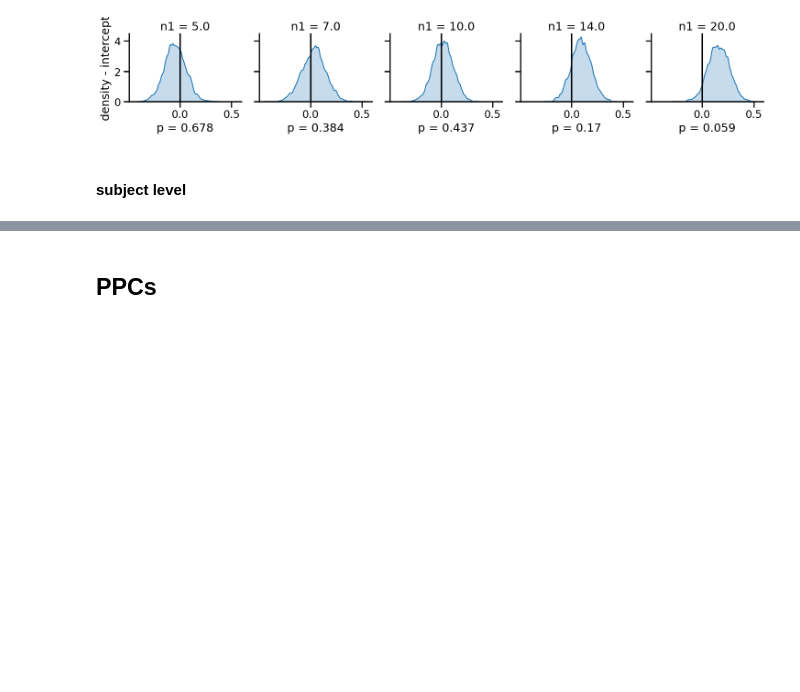
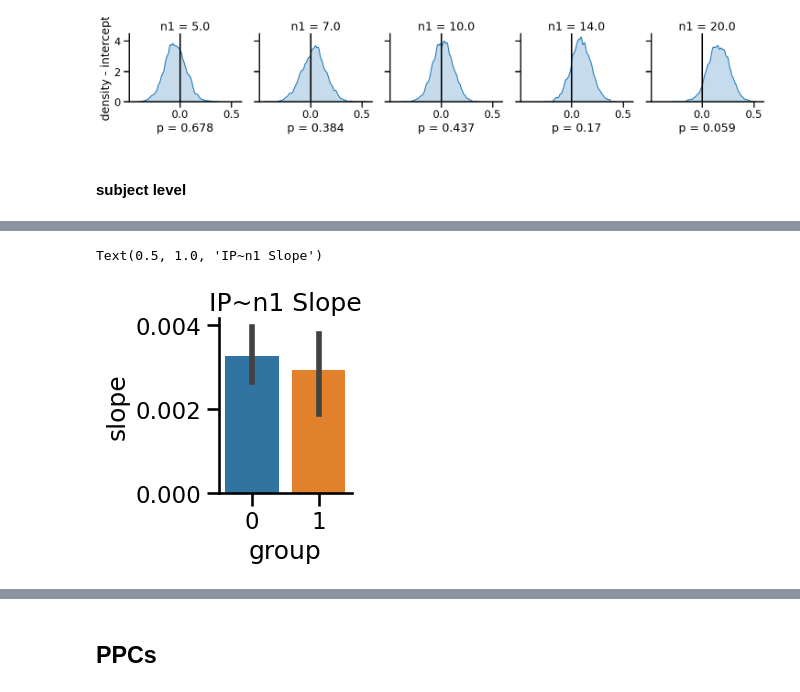
Before and after one commit to mrenke/numrisk, a Jupyter notebook: numrisk/behavior_magjudge/probit_model1.ipynb, the cells around one changed output, grey strips where cells are left out. Drawn from its saved outputs; the diff is of its cells as text; code cells hidden in the pictures; blank space fills up the shorter version.

```diff
--- a/numrisk/behavior_magjudge/probit_model1.ipynb
+++ b/numrisk/behavior_magjudge/probit_model1.ipynb
@@ -254,11 +199,0 @@ params_comb.to_csv(op.join(save_params_folder, 'probit-2_all-subwise-params.csv'
-# %%
-for i, group in enumerate(['control','dyscalculic']):
-    plt.figure()
-    sub_list = group_list[group_list['group'] == i]['subject'].unique()
-    temp = rnp[rnp.index.get_level_values('subject').isin(sub_list)]
-
-    fac = sns.catplot(x='subject', y='rnp', data=temp.reset_index(), hue='format', aspect=5., kind='violin')
-    plt.ylim(0, 1)
-    plt.axhline(.55, c='k', ls='--', label='risk-neutral')
-    fac.set(title=f'{group}', ylabel='Risk neutral probability')
-    fac.add_legend()
@@ -264,0 +210,31 @@ for i, group in enumerate(['control','dyscalculic']):
+# %%
+from itertools import product
+
+n_chains = ip.index.unique('chain').values
+n_draws = ip.index.unique('draw').values
+subjects = ip.index.unique('subject').values
+
+index = pd.MultiIndex.from_product([subjects, n_chains, n_draws ], names=['subject','chain', 'draw'])
+df_ss = pd.DataFrame(index=index, columns=['slope', 'intercept'])
+
+for chain, draw in product(n_chains, n_draws):
+    ip_sample = ip.xs(chain, level='chain').xs(draw, level='draw').reset_index('n1')
+
+    for sub in subjects:
+        group = group_list.loc[sub].values[0] # # only sample from appropriate group for respective subject
+        tmp = ip_sample.xs([sub, group], level=['subject', 'group'])
+        tmp = ip_sample.xs(sub,0,level='subject') #
+
+        A = np.vstack([tmp['n1'], np.ones(len(tmp))]).T
+        slope, intercept = np.linalg.lstsq(A, tmp['ip'], rcond=None)[0]
+        df_ss.loc[(sub, chain, draw), 'slope'] = slope
+        df_ss.loc[(sub, chain, draw), 'intercept'] = intercept
+# does not seem to work... , dyscalcs should have a higher slope (IP~n1)
+# %%
+tmp = df_ss.join(group_list).set_index('group',append=True).groupby(['subject','group']).mean()
+tmp.head()
+sns.catplot(data=tmp.reset_index(), x='group', y='slope', kind='bar',height=3, aspect=1)
+plt.title('IP~n1 Slope')
+# %% [output]
+Text(0.5, 1.0, 'IP~n1 Slope')
+[figure, added]
```
Also changed, not shown: parts of 22 cells of this notebook, 16 other files.
